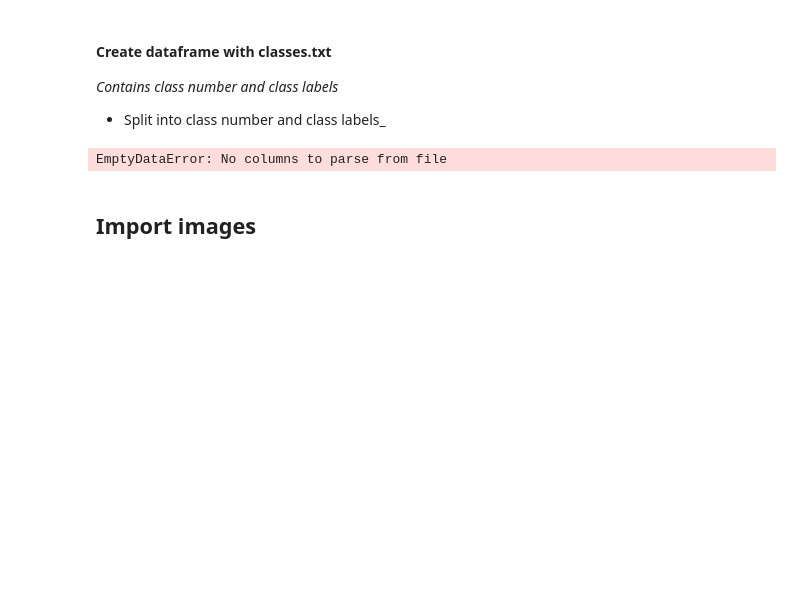
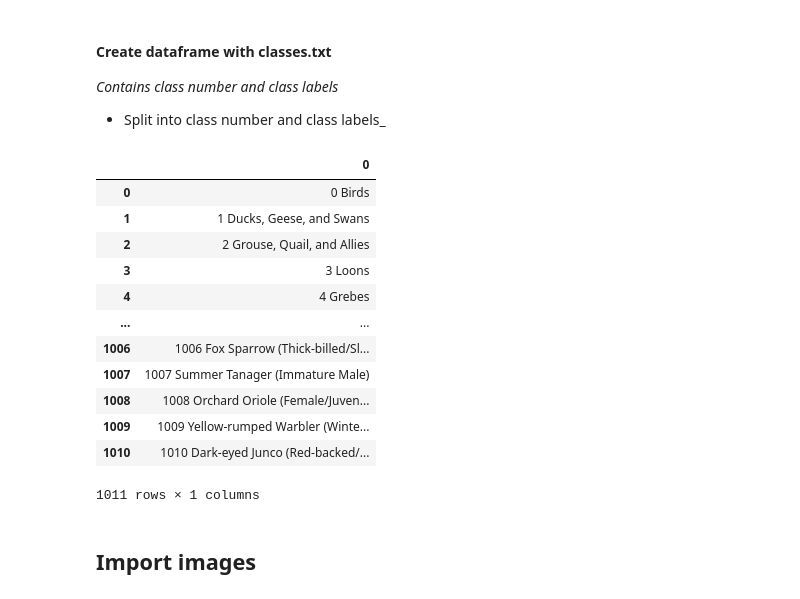
Before and after one commit to cwong690/Birdex, a Jupyter notebook: image_prep.ipynb, the cells around one changed output. Saved outputs shown, nothing was run; the diff lists cells and outputs as text; code cells hidden in the pictures; blank space fills up the shorter version.

Commit message:
load in classes text file correctly

```diff
--- a/image_prep.ipynb
+++ b/image_prep.ipynb
@@ -291,9 +291,23 @@ classes_txt = s3.get_object(Bucket=bucket, Key='classes.txt')
 
 classes = BytesIO(classes_txt['Body'].read())
 # %%
-classes_df = pd.read_csv(classes, header=None, low_memory=False, na_values='n/a')
+classes_df = pd.read_csv(classes, sep='\t', header=None, low_memory=False, na_values='n/a')
-# %% [output]
-EmptyDataError: No columns to parse from file
+# %%
+classes_df
+# %% [output]
+|  | 0 |
+| 0 | 0 Birds |
+| 1 | 1 Ducks, Geese, and Swans |
+| 2 | 2 Grouse, Quail, and Allies |
+| 3 | 3 Loons |
+| 4 | 4 Grebes |
+| ... | ... |
+| 1006 | 1006 Fox Sparrow (Thick-billed/Sl... |
+| 1007 | 1007 Summer Tanager (Immature Male) |
+| 1008 | 1008 Orchard Oriole (Female/Juven... |
+| 1009 | 1009 Yellow-rumped Warbler (Winte... |
+| 1010 | 1010 Dark-eyed Junco (Red-backed/... |
+1011 rows × 1 columns
 # %% [markdown]
 ## Import images
 # %%
```
